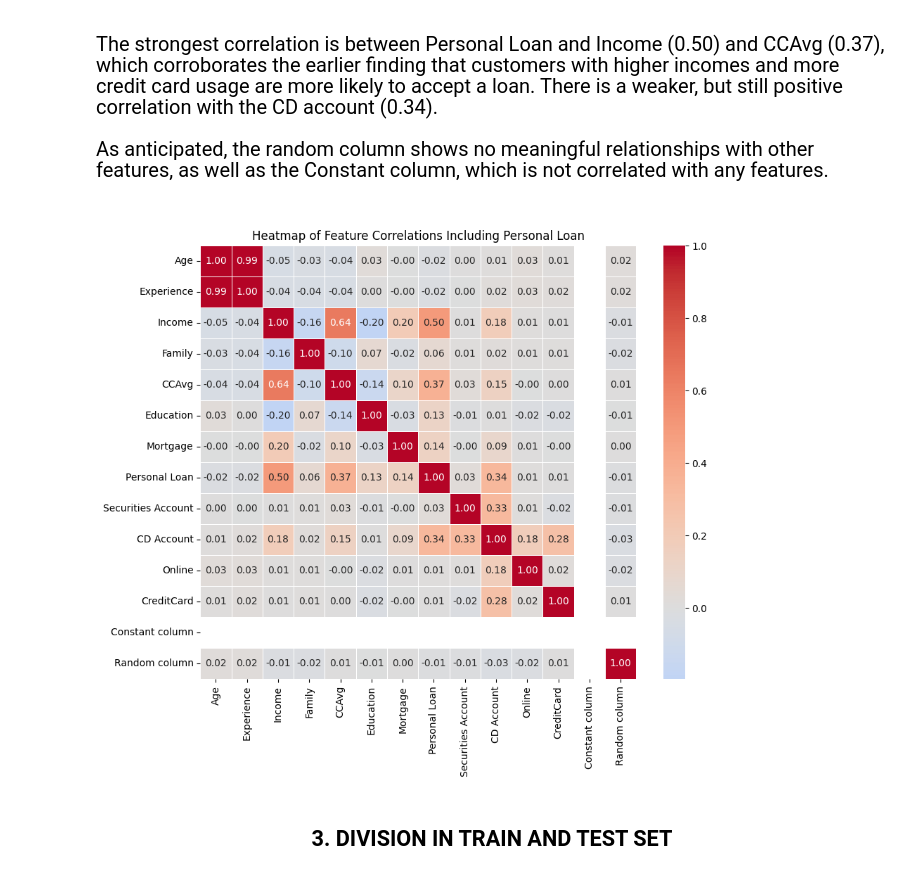
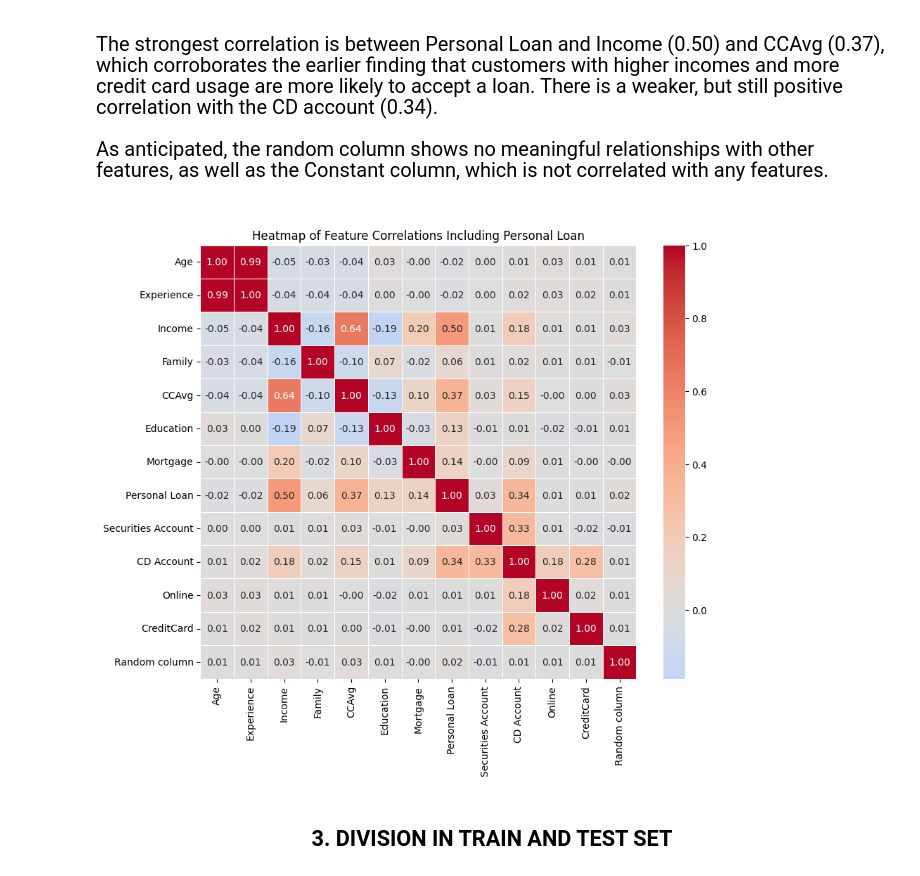
Before and after one commit to SoniaBorsi/Bank-loan-analysis, a Jupyter notebook: analysis.ipynb, the cells around one changed output. Saved outputs shown, nothing was run; the diff lists cells and outputs as text; code cells hidden in the pictures.

```diff
--- a/analysis.ipynb
+++ b/analysis.ipynb
@@ -301,7 +303,7 @@ df_no_outliers = df[(z_scores < threshold)]
 <font face="Times New Roman" size="4">
 - Drop ZIP code
 # %%
-df.drop(['ZIP Code'], axis= 1, inplace= True)
+#df.drop(['ZIP Code'], axis= 1, inplace= True)
 # %% [markdown]
 <font face="Times New Roman" size="4">
 - Drop Date
@@ -313,2 +315,8 @@ df.drop(['Date'], axis=1, inplace= True)
+# %%
+bins = [0, 25, 50, 75, 100, 150, 200, float('inf')] # intervals of income
+labels = [1, 2, 3, 4, 5, 6, 7]
+
+df['Income Label'] = pd.cut(df['Income'], bins=bins, labels=labels, right=False)
 # %%
-df['Education'] = df.groupby('Income')['Education'].transform(lambda x: x.fillna(x.mode()[0] if not x.mode().empty else x))
+df['Education'] = df.groupby('Income Label')['Education'].transform(lambda x: x.fillna(x.mode()[0] if not x.mode().empty else x))
+df.drop(['Income Label'], axis=1, inplace= True)
@@ -383,14 +395,16 @@ As anticipated, the random column shows no meaningful relationships with other f
 </p>
 # %%
 df_numeric = df.select_dtypes(include=['float64', 'int64'])
+df_numeric = df_numeric.drop(columns=['Constant column'])
+
 corr_matrix = df_numeric.corr()
 
 plt.figure(figsize=(10, 8))
 sns.heatmap(corr_matrix, annot=True, cmap='coolwarm', center=0, linewidths=0.5, fmt='.2f')
 plt.title('Heatmap of Feature Correlations Including Personal Loan')
 plt.show()
 # %% [output]
-[figure, old version]
+[figure, new version]
 # %% [markdown]
 <h2 style="text-align: center; font-family: 'Times New Roman';">3. DIVISION IN TRAIN AND TEST SET</h2>
 # %% [markdown]
```
Also changed, not shown: parts of 40 cells of this notebook.
